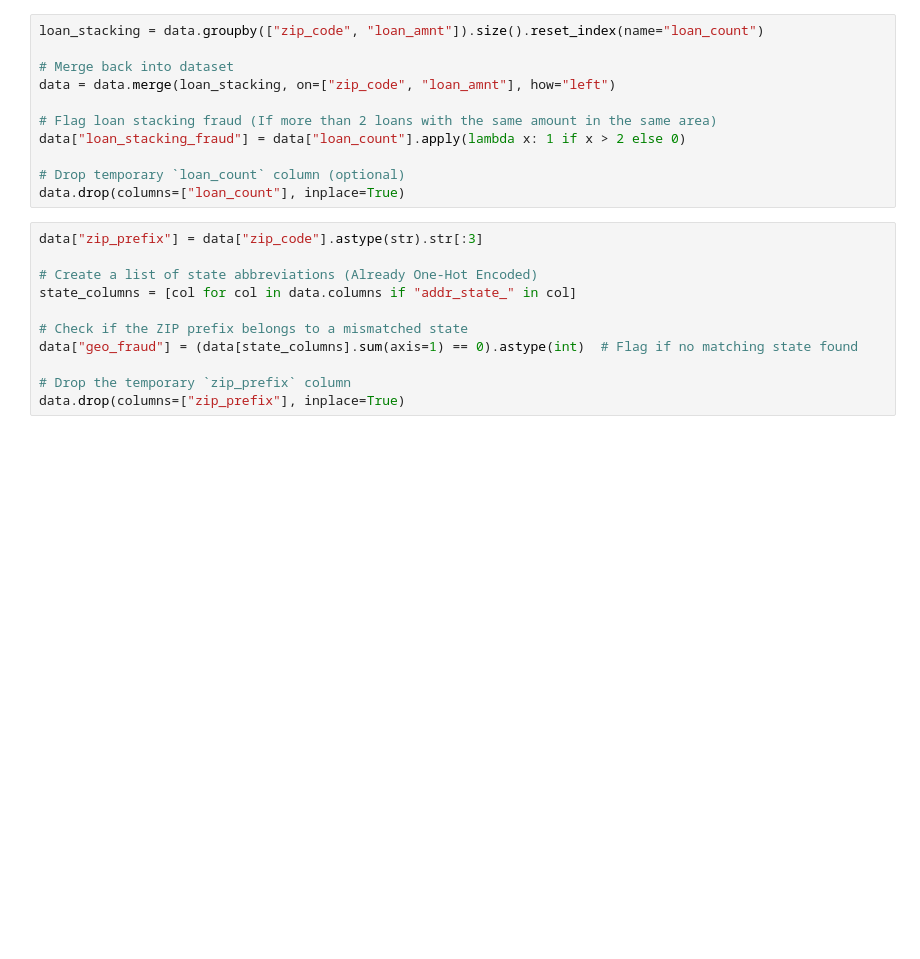
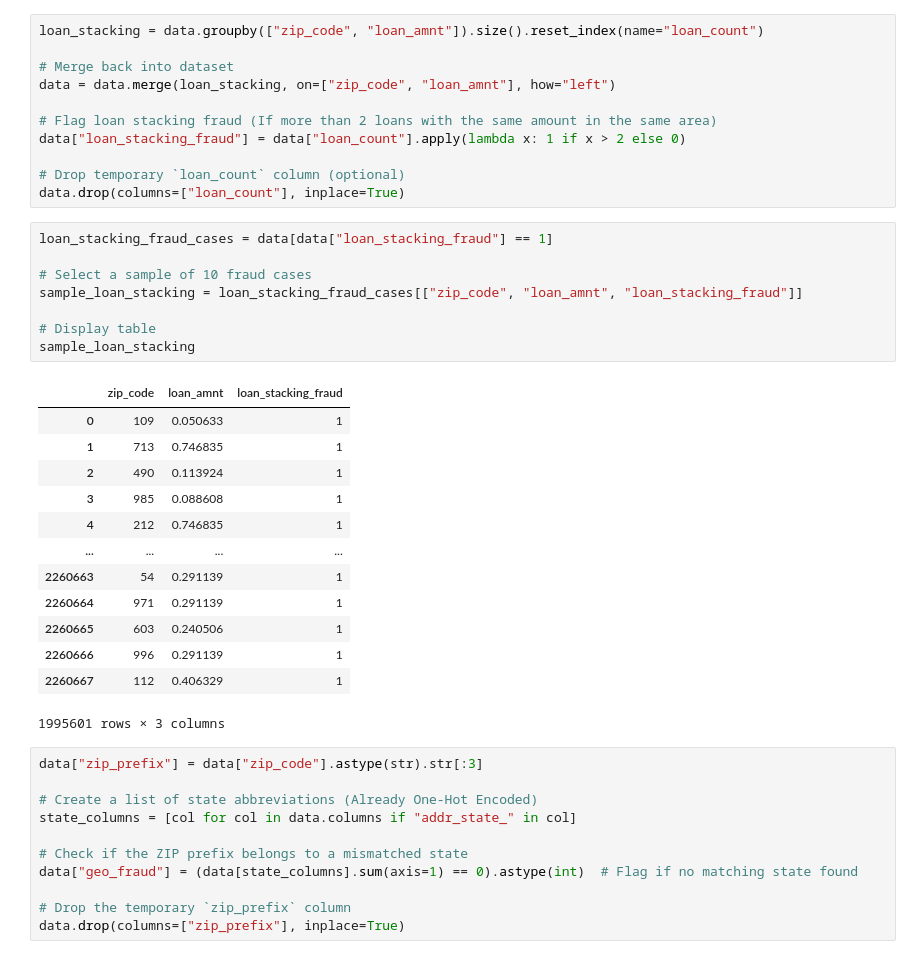
Before and after one commit to FYP-AI-Blockchain-Fraud-Detection-P2P/AI-model, a Jupyter notebook: notebooks/baseline_model.ipynb, the cells around one changed output. Saved outputs shown, nothing was run; the diff lists cells and outputs as text; blank space fills up the shorter version.

```diff
--- a/notebooks/baseline_model.ipynb
+++ b/notebooks/baseline_model.ipynb
@@ -49,6 +71,28 @@ data["loan_stacking_fraud"] = data["loan_count"].apply(lambda x: 1 if x > 2 else
 
 # Drop temporary `loan_count` column (optional)
 data.drop(columns=["loan_count"], inplace=True)
+# %%
+loan_stacking_fraud_cases = data[data["loan_stacking_fraud"] == 1]
+
+# Select a sample of 10 fraud cases
+sample_loan_stacking = loan_stacking_fraud_cases[["zip_code", "loan_amnt", "loan_stacking_fraud"]]
+
+# Display table
+sample_loan_stacking
+# %% [output]
+|  | zip_code | loan_amnt | loan_stacking_fraud |
+| 0 | 109 | 0.050633 | 1 |
+| 1 | 713 | 0.746835 | 1 |
+| 2 | 490 | 0.113924 | 1 |
+| 3 | 985 | 0.088608 | 1 |
+| 4 | 212 | 0.746835 | 1 |
+| ... | ... | ... | ... |
+| 2260663 | 54 | 0.291139 | 1 |
+| 2260664 | 971 | 0.291139 | 1 |
+| 2260665 | 603 | 0.240506 | 1 |
+| 2260666 | 996 | 0.291139 | 1 |
+| 2260667 | 112 | 0.406329 | 1 |
+1995601 rows × 3 columns
 # %%
 data["zip_prefix"] = data["zip_code"].astype(str).str[:3]
 
```
Also changed, not shown: parts of 6 cells of this notebook, 2 other files.
